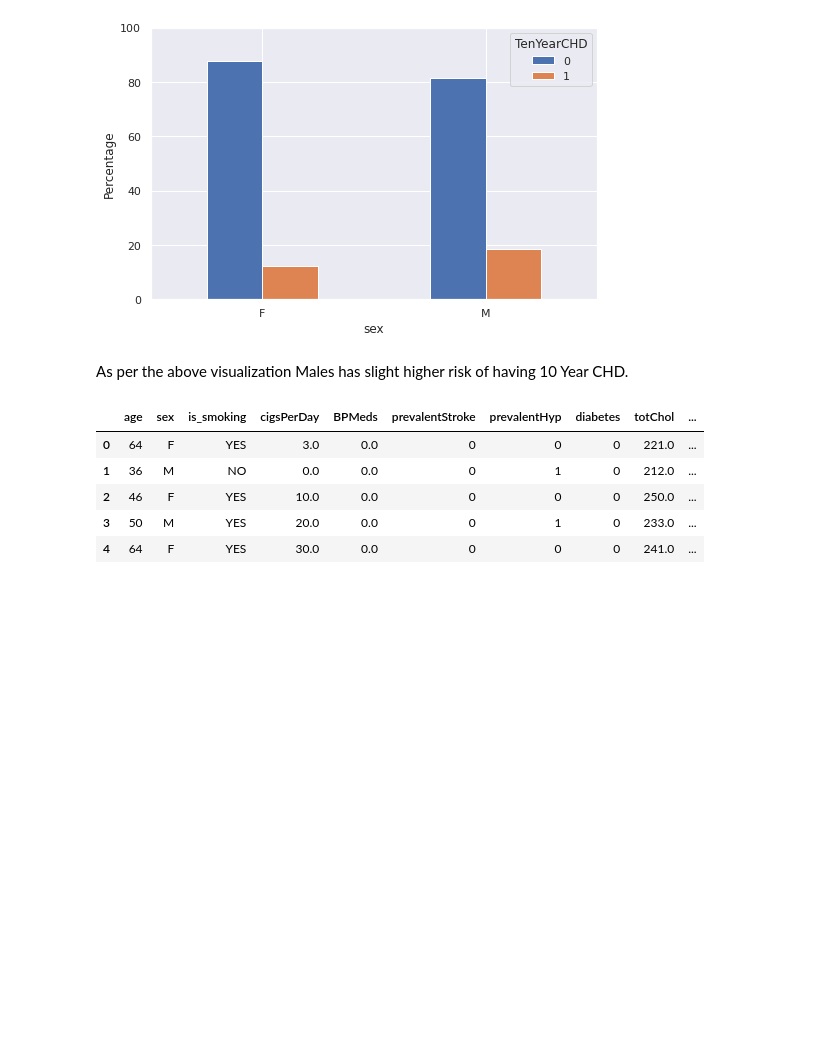
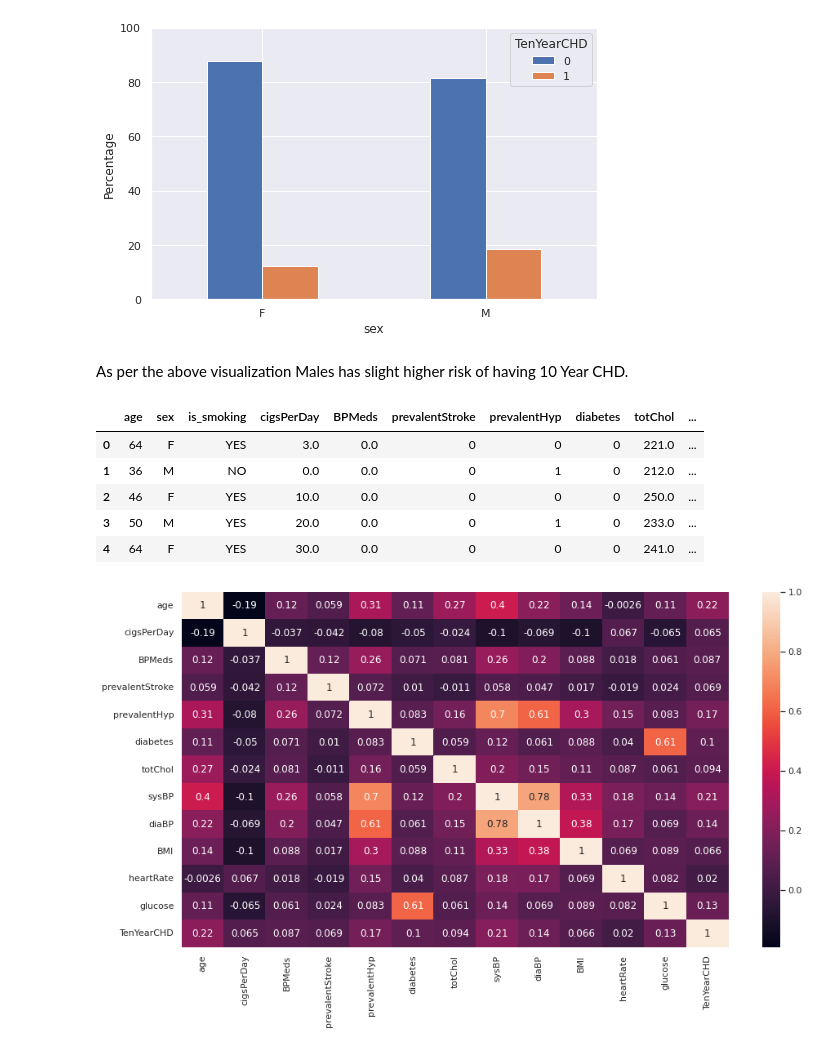
Before and after one commit to Abhishek-Shubham001/Cardiovascular-Risk-Prediction, a Jupyter notebook: Cardiovascular_Risk_Prediction_Capstone_Project.ipynb, the cells around one changed output. Cells and saved outputs as stored; diff of their text form; code cells hidden in the pictures; blank space fills up the shorter version.

```diff
--- a/Cardiovascular_Risk_Prediction_Capstone_Project.ipynb
+++ b/Cardiovascular_Risk_Prediction_Capstone_Project.ipynb
@@ -545,3 +564,10 @@ crp_df.head()
 | 2 | 46 | F | YES | 10.0 | 0.0 | 0 | 0 | 0 | 250.0 | ... |
 | 3 | 50 | M | YES | 20.0 | 0.0 | 0 | 1 | 0 | 233.0 | ... |
 | 4 | 64 | F | YES | 30.0 | 0.0 | 0 | 0 | 0 | 241.0 | ... |
+# %%
+#Checking the coorelation between all the features
+plt.figure(figsize=(15,8))
+sns.heatmap(crp_df.corr(), annot = True)
+plt.show()
+# %% [output]
+[figure, added]
```
Also changed, not shown: parts of 73 cells of this notebook.
